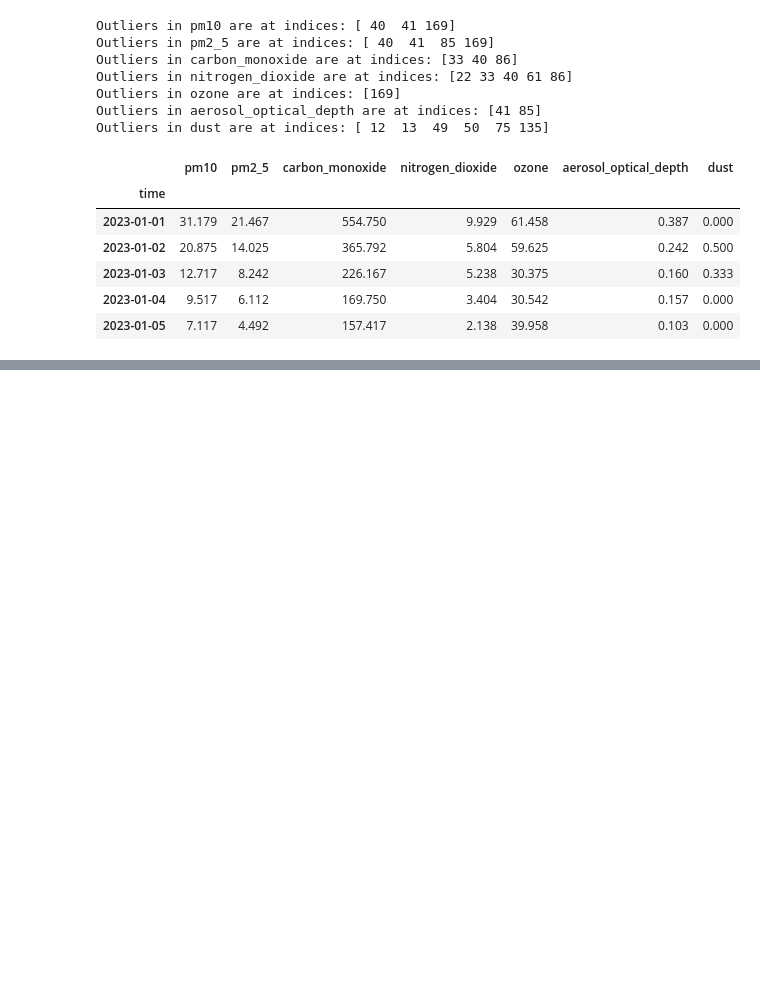
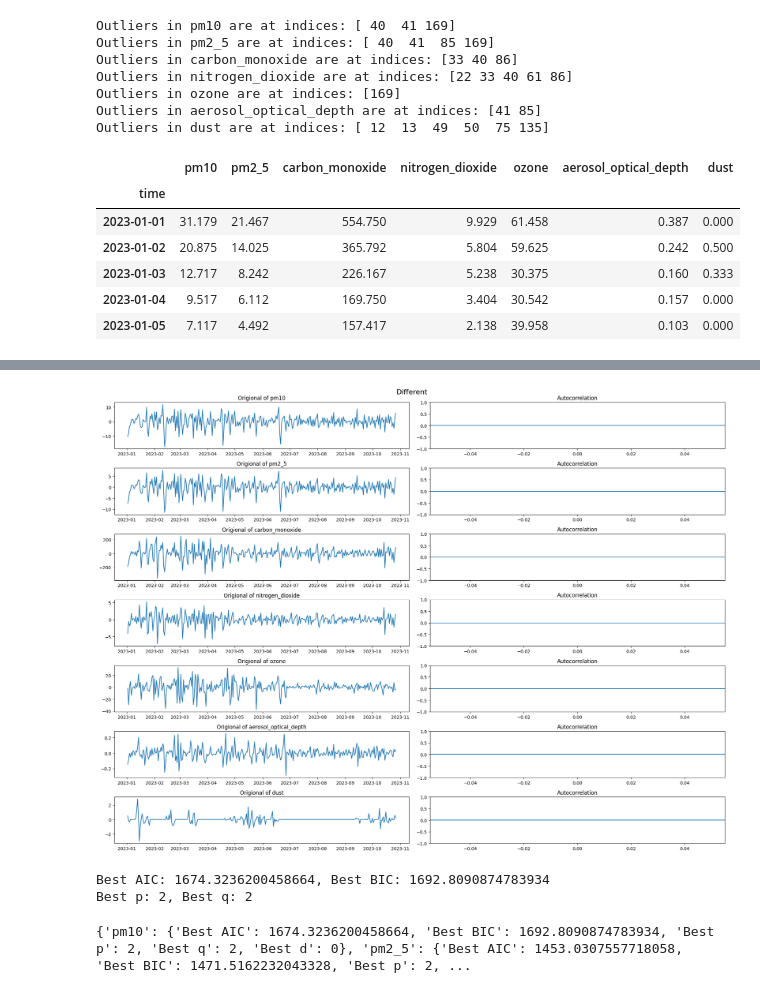
Before and after one commit to kayabaakihiko13/Scrapping_And_Analitic_OpenMeto, a Jupyter notebook: jupyter/test.ipynb, the cells around one changed output, grey strips where cells are left out. Cells and saved outputs as stored; diff of their text form; code cells hidden in the pictures; blank space fills up the shorter version.

```diff
--- a/jupyter/test.ipynb
+++ b/jupyter/test.ipynb
@@ -381,0 +378,35 @@ result
+# %%
+plotting_different(times_series_df.diff(),size=(20,15),
+                   title="Different")
+# %% [output]
+[figure, added]
+# %%
+import statsmodels.api as sm
+data_diff = times_series_df["pm10"].diff().dropna()
+best_aic = np.inf
+best_bic = np.inf
+best_p = 0
+best_q = 0
+
+# Define a range for p and q
+p_range = range(0, 4)  # Example range for p
+q_range = range(0, 4)  # Example range for q
+
+for p in p_range:
+    for q in q_range:
+        model = sm.tsa.ARIMA(data_diff, order=(p, 1, q))
+        results = model.fit()
+        aic = results.aic
+        bic = results.bic
+
+        if aic < best_aic and bic < best_bic:
+            best_aic = aic
+            best_bic = bic
+            best_p = p
+            best_q = q
+
+print(f"Best AIC: {best_aic}, Best BIC: {best_bic}")
+print(f"Best p: {best_p}, Best q: {best_q}")
+# %% [output]
+Best AIC: 1674.3236200458664, Best BIC: 1692.8090874783934
+Best p: 2, Best q: 2
@@ -381,0 +436,8 @@ result
+# %%
+best_result = {}
+for col in times_series_df.columns:
+    result = detect_pdq_different(times_series_df[col])
+    best_result[col] = result
+print(best_result)
+# %% [output]
+{'pm10': {'Best AIC': 1674.3236200458664, 'Best BIC': 1692.8090874783934, 'Best p': 2, 'Best q': 2, 'Best d': 0}, 'pm2_5': {'Best AIC': 1453.0307557718058, 'Best BIC': 1471.5162232043328, 'Best p': 2, ...
```
Also changed, not shown: parts of 25 cells of this notebook, 3 other files.
